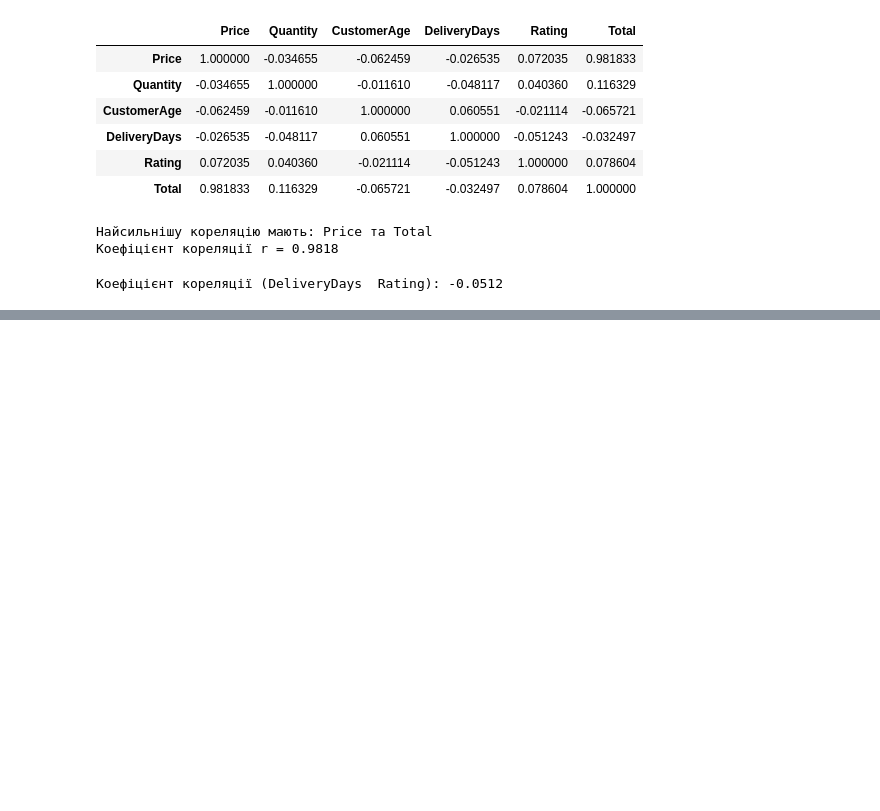
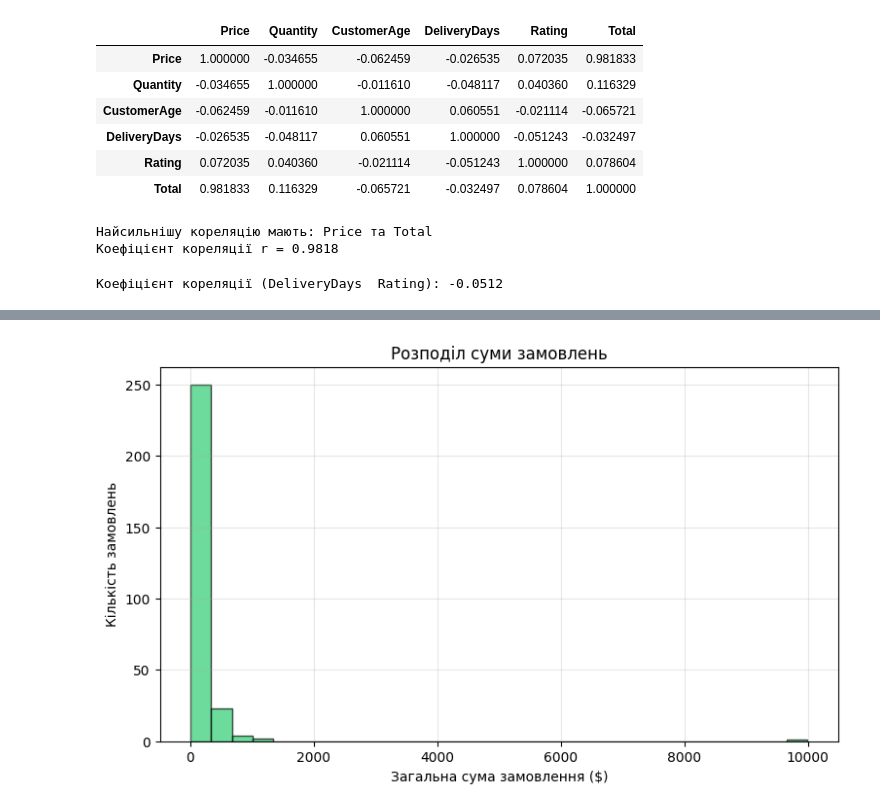
Before and after one commit to DearDarlin/sales, a Jupyter notebook: sales_analysis.ipynb, the cells around one changed output, grey strips where cells are left out. Cells and saved outputs as stored; diff of their text form; code cells hidden in the pictures; blank space fills up the shorter version.

```diff
--- a/sales_analysis.ipynb
+++ b/sales_analysis.ipynb
@@ -218,0 +230,10 @@ print(f"Коефіцієнт кореляції (DeliveryDays  Rating): {deliv_r
+# %%
+plt.figure(figsize=(9, 5))
+plt.hist(df['Total'], bins=30, color='#2ecc71', edgecolor='black', alpha=0.7)
+plt.title('Розподіл суми замовлень')
+plt.xlabel('Загальна сума замовлення ($)')
+plt.ylabel('Кількість замовлень')
+plt.grid(alpha=0.3)
+plt.show()
+# %% [output]
+[figure, added]
```
Also changed, not shown: parts of 1 cell of this notebook.
